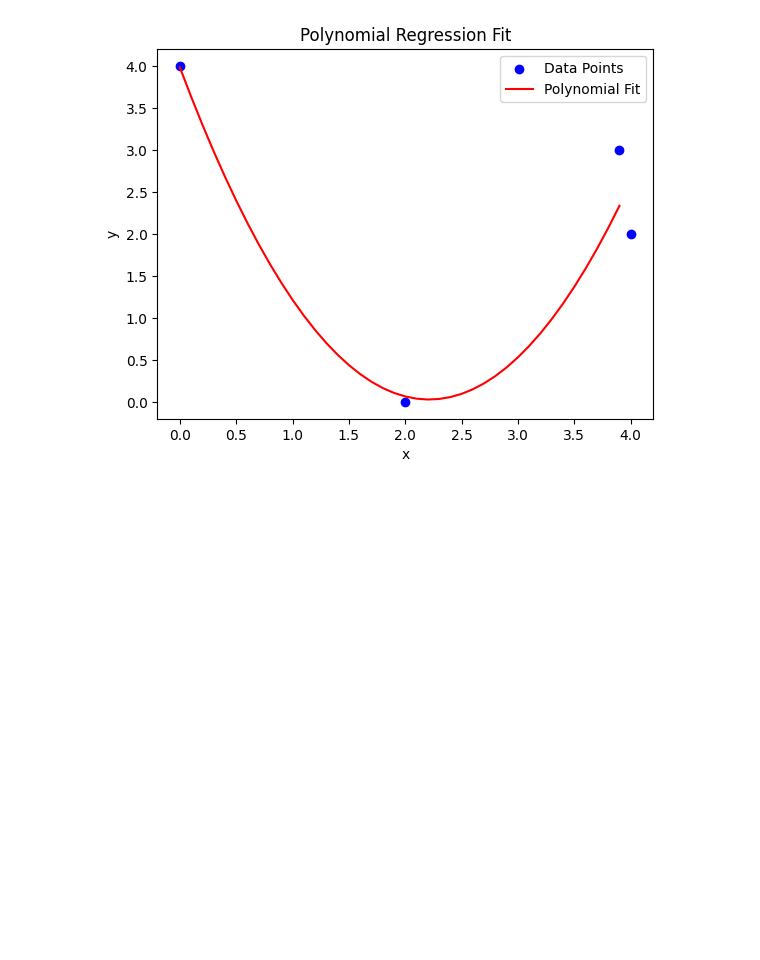
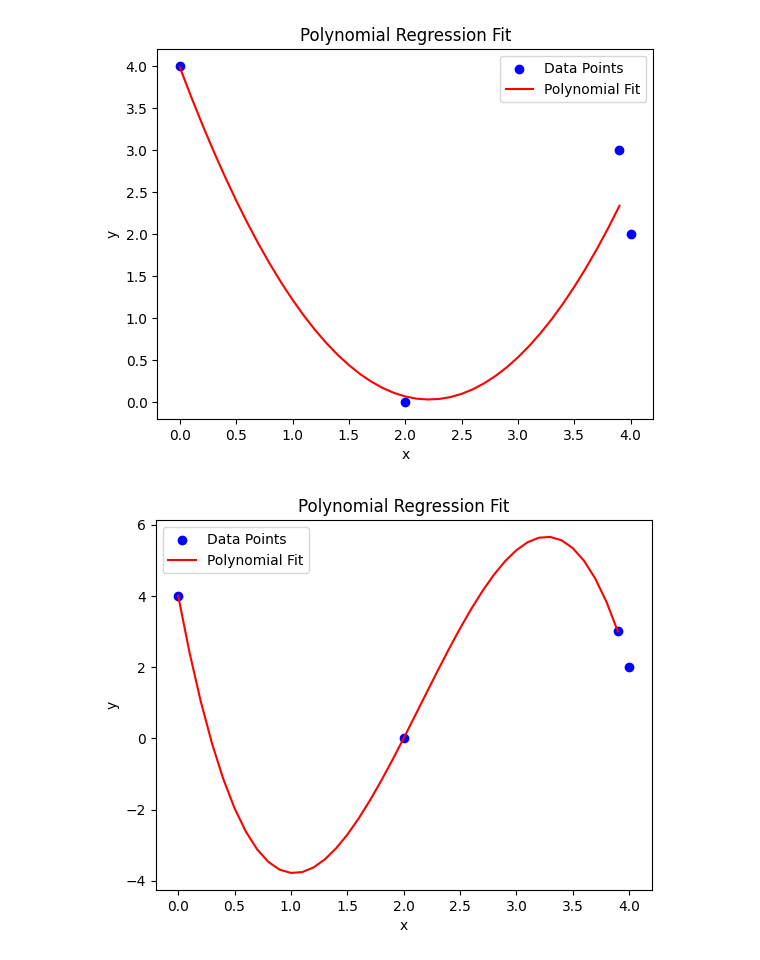
Before and after one commit to Nanato7710/info3dm, a Jupyter notebook: src/regression-test/illustrate_model.ipynb, the cells around one changed output. Cells and saved outputs as stored; diff of their text form; code cells hidden in the pictures; blank space fills up the shorter version.

```diff
--- a/src/regression-test/illustrate_model.ipynb
+++ b/src/regression-test/illustrate_model.ipynb
@@ -22,3 +22,27 @@ plt.legend()
 plt.show()
 # %% [output]
 [figure]
+# %%
+import numpy as np
+import datasets
+import regression
+
+X, Y = datasets.load_nonlinear_example1()
+ex_X = datasets.polynomial3_features(X)
+model = regression.LinearRegression()
+model.fit(ex_X, Y)
+
+samples = np.arange(0, 4, 0.1)
+x_samples = np.c_[np.ones_like(samples), samples]
+ex_x_samples = datasets.polynomial3_features(x_samples)
+
+import matplotlib.pyplot as plt
+plt.scatter(X[:, 1], Y, color='blue', label='Data Points')
+plt.plot(samples, model.predict(ex_x_samples), color='red', label='Polynomial Fit')
+plt.xlabel('x')
+plt.ylabel('y')
+plt.title('Polynomial Regression Fit')
+plt.legend()
+plt.show()
+# %% [output]
+[figure, added]
```
Also changed, not shown: 1 other file.
